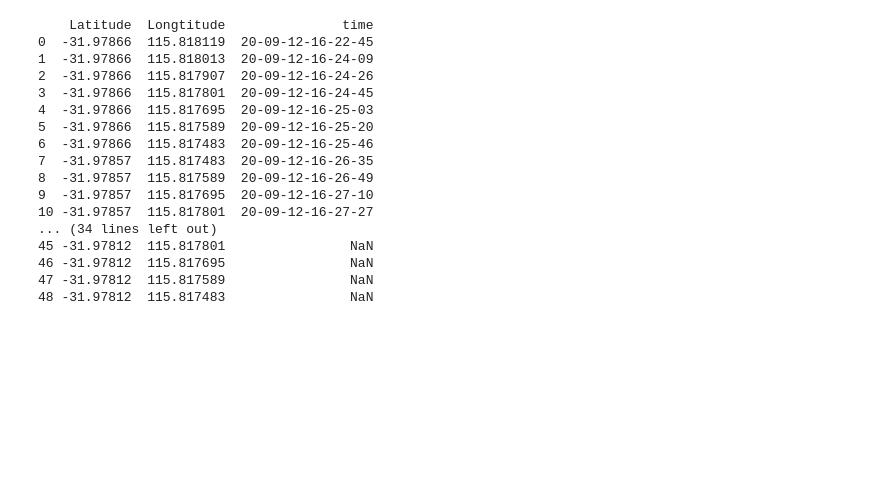
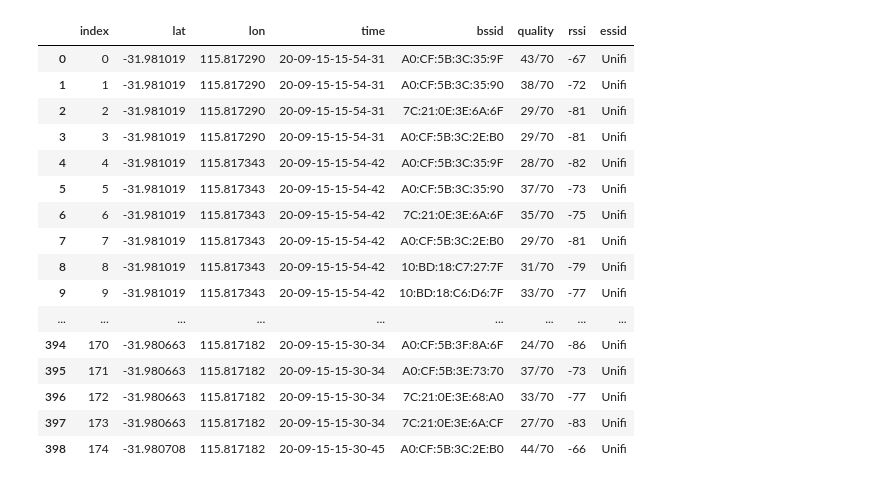
Before and after one commit to CyberFlameGO/uwa_wifi_scan, a Jupyter notebook: create_wifi_loc_data.ipynb, the cells around one changed output. Saved outputs shown, nothing was run; the diff lists cells and outputs as text; code cells hidden in the pictures; blank space fills up the shorter version.

```diff
--- a/create_wifi_loc_data.ipynb
+++ b/create_wifi_loc_data.ipynb
@@ -26,23 +33,22 @@ result
-# %%
-pd.set_option('display.max_rows', None)
-print(locations)
-# %% [output]
-    Latitude  Longtitude               time
-0  -31.97866  115.818119  20-09-12-16-22-45
-1  -31.97866  115.818013  20-09-12-16-24-09
-2  -31.97866  115.817907  20-09-12-16-24-26
-3  -31.97866  115.817801  20-09-12-16-24-45
-4  -31.97866  115.817695  20-09-12-16-25-03
-5  -31.97866  115.817589  20-09-12-16-25-20
-6  -31.97866  115.817483  20-09-12-16-25-46
-7  -31.97857  115.817483  20-09-12-16-26-35
-8  -31.97857  115.817589  20-09-12-16-26-49
-9  -31.97857  115.817695  20-09-12-16-27-10
-10 -31.97857  115.817801  20-09-12-16-27-27
-... (34 lines left out)
-45 -31.97812  115.817801                NaN
-46 -31.97812  115.817695                NaN
-47 -31.97812  115.817589                NaN
-48 -31.97812  115.817483                NaN
 # %%
 datamanager.save_wifi_loc_data(result, zone)
+# %%
+datamanager.load_wifi_at_location('james')
+# %% [output]
+|  | index | lat | lon | time | bssid | quality | rssi | essid |
+| 0 | 0 | -31.981019 | 115.817290 | 20-09-15-15-54-31 | A0:CF:5B:3C:35:9F | 43/70 | -67 | Unifi |
+| 1 | 1 | -31.981019 | 115.817290 | 20-09-15-15-54-31 | A0:CF:5B:3C:35:90 | 38/70 | -72 | Unifi |
+| 2 | 2 | -31.981019 | 115.817290 | 20-09-15-15-54-31 | 7C:21:0E:3E:6A:6F | 29/70 | -81 | Unifi |
+| 3 | 3 | -31.981019 | 115.817290 | 20-09-15-15-54-31 | A0:CF:5B:3C:2E:B0 | 29/70 | -81 | Unifi |
+| 4 | 4 | -31.981019 | 115.817343 | 20-09-15-15-54-42 | A0:CF:5B:3C:35:9F | 28/70 | -82 | Unifi |
+| 5 | 5 | -31.981019 | 115.817343 | 20-09-15-15-54-42 | A0:CF:5B:3C:35:90 | 37/70 | -73 | Unifi |
+| 6 | 6 | -31.981019 | 115.817343 | 20-09-15-15-54-42 | 7C:21:0E:3E:6A:6F | 35/70 | -75 | Unifi |
+| 7 | 7 | -31.981019 | 115.817343 | 20-09-15-15-54-42 | A0:CF:5B:3C:2E:B0 | 29/70 | -81 | Unifi |
+| 8 | 8 | -31.981019 | 115.817343 | 20-09-15-15-54-42 | 10:BD:18:C7:27:7F | 31/70 | -79 | Unifi |
+| 9 | 9 | -31.981019 | 115.817343 | 20-09-15-15-54-42 | 10:BD:18:C6:D6:7F | 33/70 | -77 | Unifi |
+| ... | ... | ... | ... | ... | ... | ... | ... | ... |
+| 394 | 170 | -31.980663 | 115.817182 | 20-09-15-15-30-34 | A0:CF:5B:3F:8A:6F | 24/70 | -86 | Unifi |
+| 395 | 171 | -31.980663 | 115.817182 | 20-09-15-15-30-34 | A0:CF:5B:3E:73:70 | 37/70 | -73 | Unifi |
+| 396 | 172 | -31.980663 | 115.817182 | 20-09-15-15-30-34 | 7C:21:0E:3E:68:A0 | 33/70 | -77 | Unifi |
+| 397 | 173 | -31.980663 | 115.817182 | 20-09-15-15-30-34 | 7C:21:0E:3E:6A:CF | 27/70 | -83 | Unifi |
+| 398 | 174 | -31.980708 | 115.817182 | 20-09-15-15-30-45 | A0:CF:5B:3C:2E:B0 | 44/70 | -66 | Unifi |
```
Also changed, not shown: parts of 3 cells of this notebook, 44 other files.
